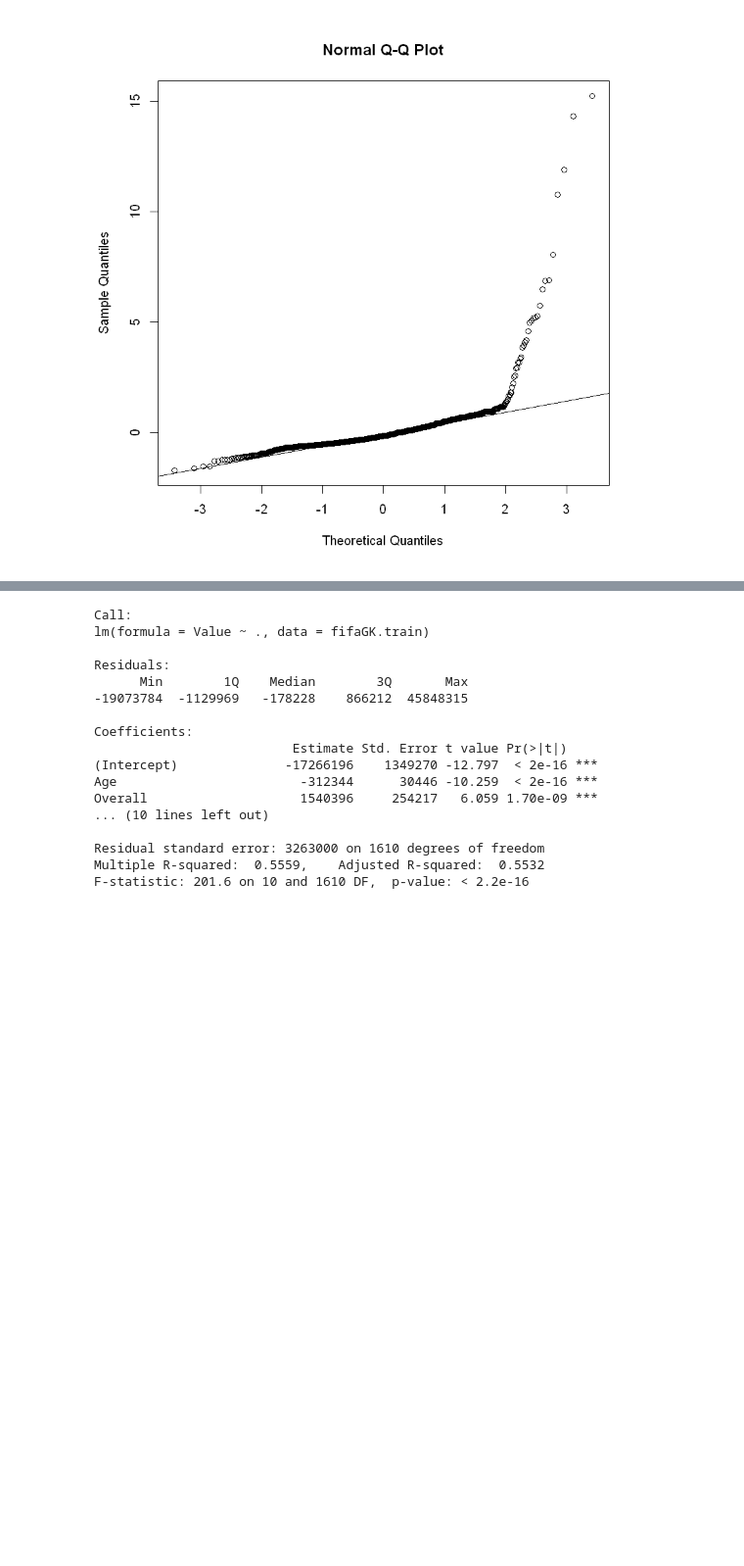
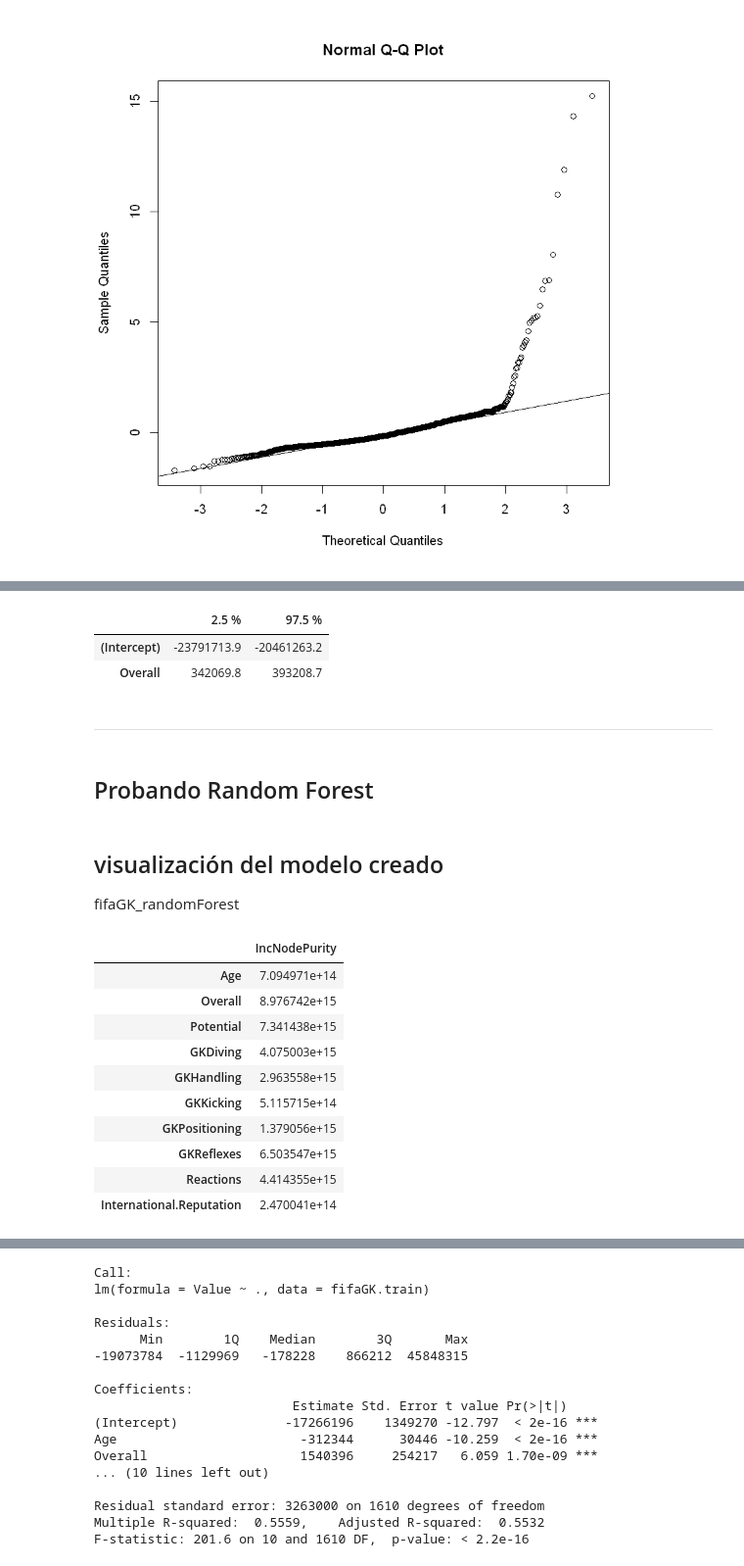
Before and after one commit to LauraRodriguezCanova/MachineLearning, a Jupyter notebook: tareaPruebas.ipynb, the cells around one changed output, grey strips where cells are left out. Shown: that part at 98% size. Cells and saved outputs as stored; diff of their text form; code cells hidden in the pictures; blank space fills up the shorter version.

```diff
--- a/tareaPruebas.ipynb
+++ b/tareaPruebas.ipynb
@@ -650,0 +686,11 @@ qqline(residuos)
+# %%
+#intervalos de confianza para el paràmetro del modelo
+confint(regresor)
+# %% [output]
+|  | 2.5 % | 97.5 % |
+| (Intercept) | -23791713.9 | -20461263.2 |
+| Overall | 342069.8 | 393208.7 |
+# %% [markdown]
+---
+# %% [markdown]
+## Probando Random Forest
@@ -650,0 +702,18 @@ qqline(residuos)
+# %% [markdown]
+## visualización del modelo creado
+fifaGK_randomForest
+# %%
+#Importancia de las variables
+fifaGK_randomForest$importance
+# %% [output]
+|  | IncNodePurity |
+| Age | 7.094971e+14 |
+| Overall | 8.976742e+15 |
+| Potential | 7.341438e+15 |
+| GKDiving | 4.075003e+15 |
+| GKHandling | 2.963558e+15 |
+| GKKicking | 5.115715e+14 |
+| GKPositioning | 1.379056e+15 |
+| GKReflexes | 6.503547e+15 |
+| Reactions | 4.414355e+15 |
+| International.Reputation | 2.470041e+14 |
```
Also changed, not shown: parts of 15 cells of this notebook.
